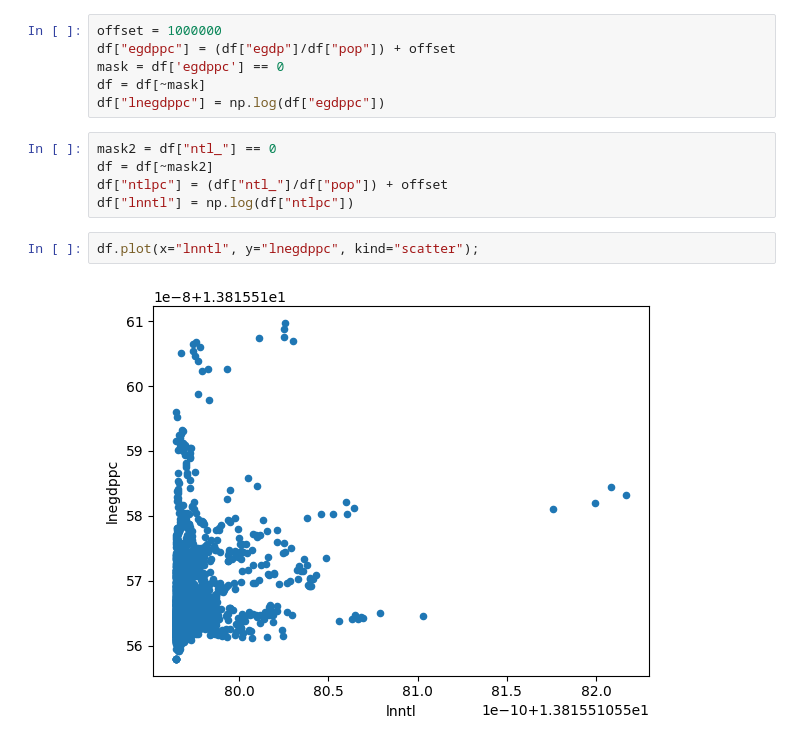
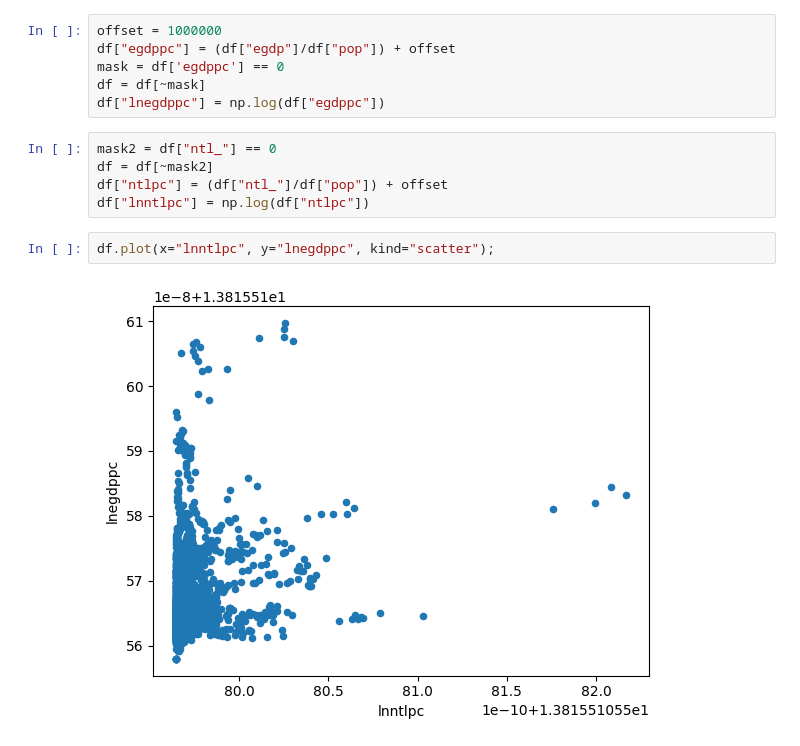
Before and after one commit to HendrixPeralta/research_data, a Jupyter notebook: aggregated _data/municipalities/exploratory_analysis.ipynb, the cells around one changed output. Saved outputs shown, nothing was run; the diff lists cells and outputs as text.

Commit message:
Changed variable name -lnntl -> lnntlpc

```diff
--- a/aggregated _data/municipalities/exploratory_analysis.ipynb
+++ b/aggregated _data/municipalities/exploratory_analysis.ipynb
@@ -32,9 +32,9 @@ df["lnegdppc"] = np.log(df["egdppc"])
 mask2 = df["ntl_"] == 0
 df = df[~mask2]
 df["ntlpc"] = (df["ntl_"]/df["pop"]) + offset
-df["lnntl"] = np.log(df["ntlpc"])
+df["lnntlpc"] = np.log(df["ntlpc"])
 # %%
-df.plot(x="lnntl", y="lnegdppc", kind="scatter");
+df.plot(x="lnntlpc", y="lnegdppc", kind="scatter");
 # %% [output]
-[figure, old version]
+[figure, new version]
 # %%
```
Also changed, not shown: parts of 4 cells of this notebook.
